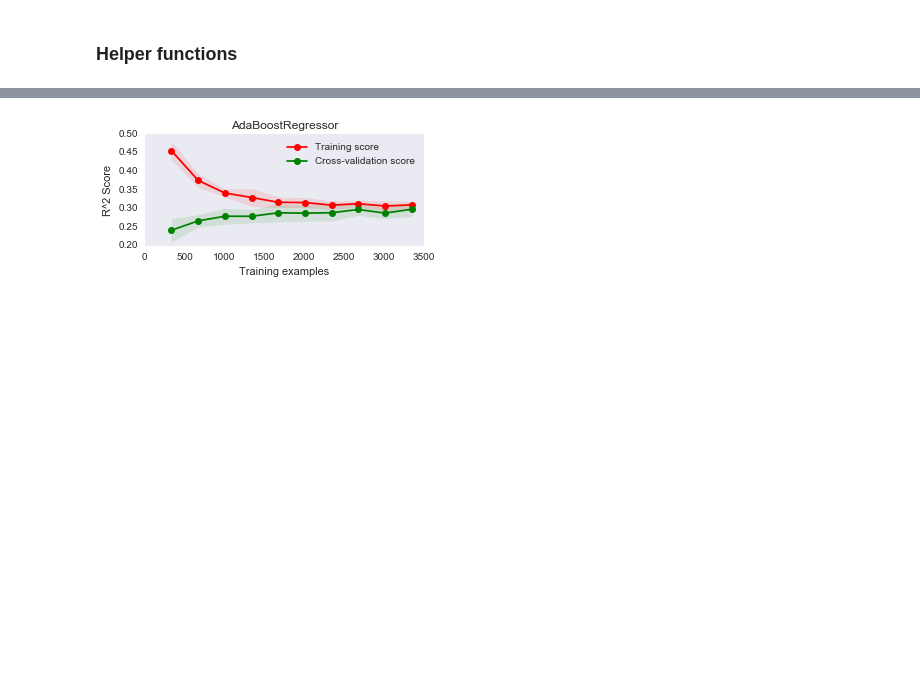
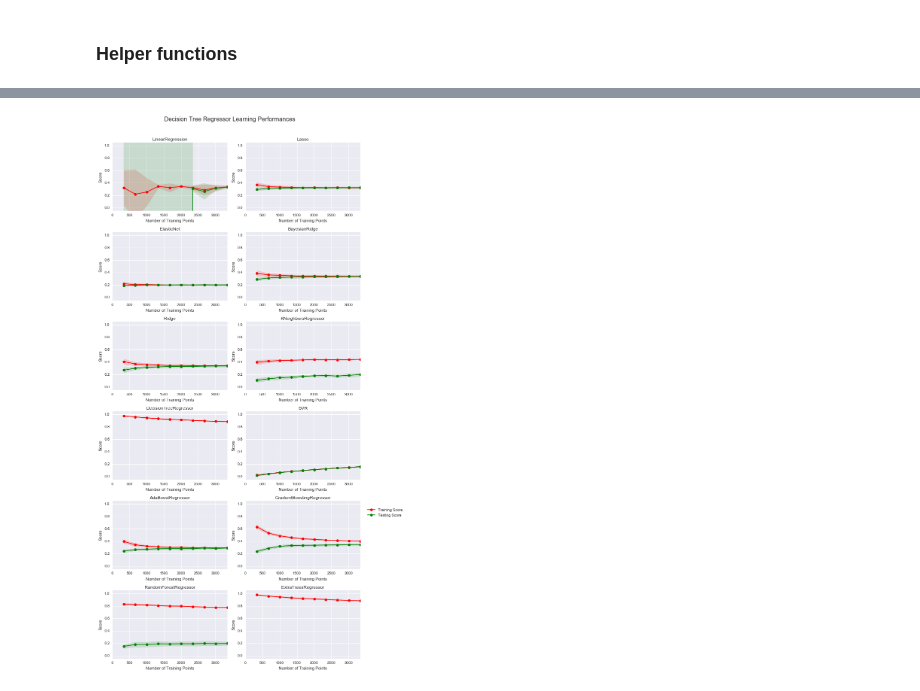
Before and after one commit to shintotm/TestScorePrediction, a Jupyter notebook: Notebook.ipynb, the cells around one changed output, grey strips where cells are left out. Cells and saved outputs as stored; diff of their text form; code cells hidden in the pictures; blank space fills up the shorter version.

```diff
--- a/Notebook.ipynb
+++ b/Notebook.ipynb
@@ -271,8 +308,0 @@ print cv_r2.mean()
-# %%
-model  = GradientBoostingRegressor()
-kfold = KFold(n_splits=10, random_state=7)
-cv_rmse = np.sqrt(-cross_val_score(model, X_train, y_train, cv=kfold, scoring='neg_mean_squared_error'))
-cv_r2 = cross_val_score(model, X_train, y_train, cv=kfold, scoring='r2')
-
-print cv_rmse.mean()
-print cv_r2.mean()
@@ -283,8 +308,0 @@ print cv_r2.mean()
-# %%
-model  = GradientBoostingRegressor()
-kfold = KFold(n_splits=10, random_state=7)
-cv_rmse = np.sqrt(-cross_val_score(model, X_train, y_train, cv=kfold, scoring='neg_mean_squared_error'))
-cv_r2 = cross_val_score(model, X_train, y_train, cv=kfold, scoring='r2')
-
-print cv_rmse.mean()
-print cv_r2.mean()
@@ -350,5 +369,3 @@ def plot_learning_curve2(estimator, title, X, y, ylim=None, cv=None):
     #for size, train_score, test_score in zip(train_sizes, train_scores_mean, test_scores_mean):
     #    print "Train size: %6d, Train Score: %.3f Test Score: %.3f" % (size, train_score, test_score)
     return plt
-# %%
-plot_learning_curve2(LinearRegression(), 'Linear Regression', X_train, y_train)
@@ -358,2 +371,0 @@ plot_learning_curve2(LinearRegression(), 'Linear Regression', X_train, y_train)
-# %%
-plot_learning_curve2(Ridge(), 'Ridge Regressor', X_train, y_train)
@@ -363,3 +435,3 @@ plot_learning_curve2(Ridge(), 'Ridge Regressor', X_train, y_train)
 # %%
-plot_learning_curve2(AdaBoostRegressor(), 'AdaBoostRegressor', X_train, y_train)
+plot_learning_curve3(X_train, y_train)
 # %% [output]
@@ -367 +438 @@ plot_learning_curve2(AdaBoostRegressor(), 'AdaBoostRegressor', X_train, y_train)
-[figure, old version]
+[figure, new version]
```
Also changed, not shown: parts of 60 cells of this notebook, 3 other files.
